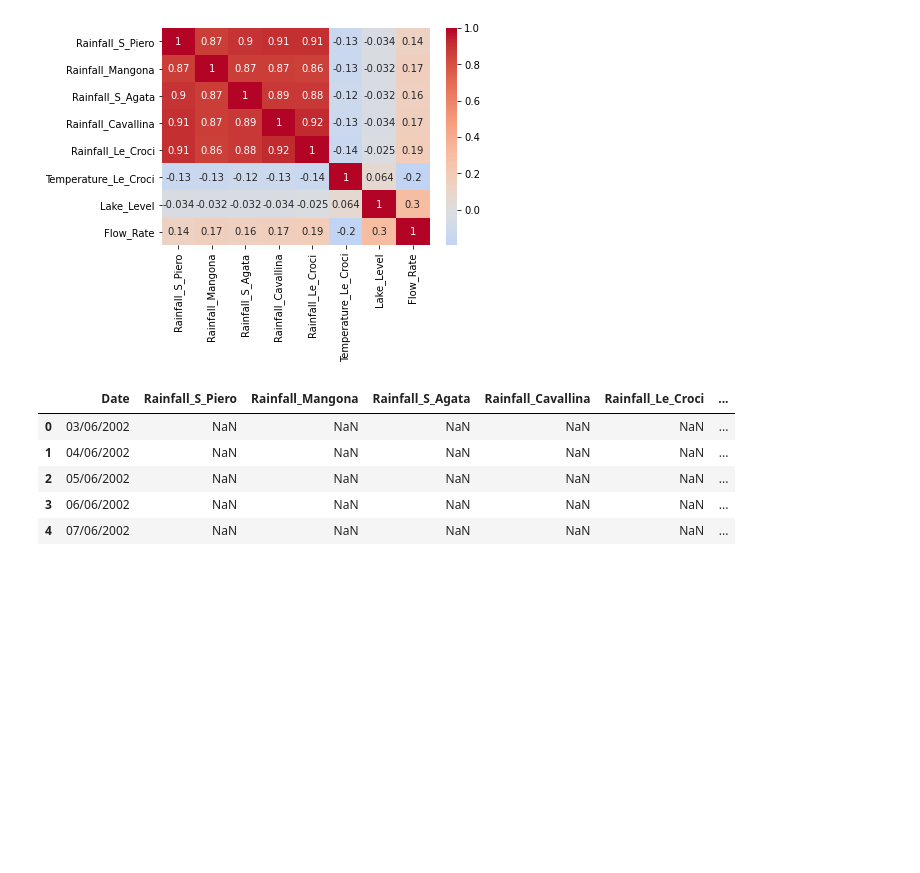
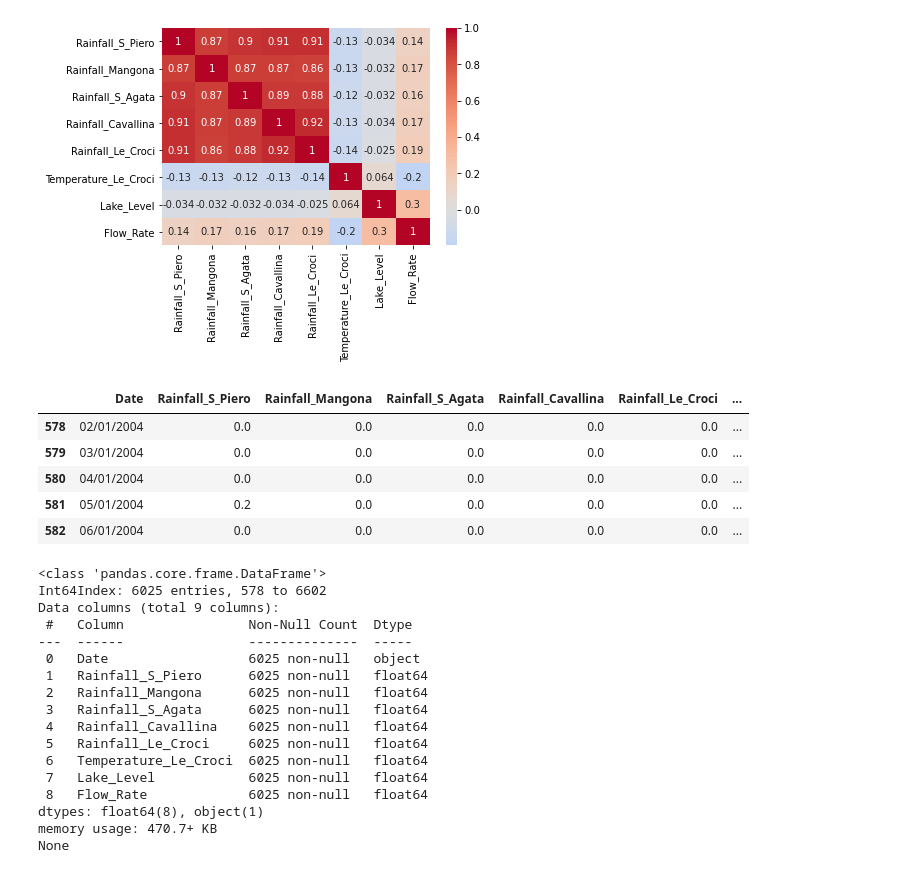
Before and after one commit to mike-ze/machine_learning_codes, a Jupyter notebook: Waterbody Feature Prediction/Acea Water Analytics.ipynb, the cells around one changed output. Cells and saved outputs as stored; diff of their text form; code cells hidden in the pictures; blank space fills up the shorter version.

```diff
--- a/Waterbody Feature Prediction/Acea Water Analytics.ipynb
+++ b/Waterbody Feature Prediction/Acea Water Analytics.ipynb
@@ -57,13 +56,32 @@ sns.heatmap(data_LB.corr(), annot = True, cmap='coolwarm', center=0)
 plt.show()
 # %% [output]
 [figure]
-# %%
-data_lb = data_LB.assign(day=range(data_LB.shape[0]))
-display(data_lb.head())
-# %% [output]
-|  | Date | Rainfall_S_Piero | Rainfall_Mangona | Rainfall_S_Agata | Rainfall_Cavallina | Rainfall_Le_Croci | ... |
-| 0 | 03/06/2002 | NaN | NaN | NaN | NaN | NaN | ... |
-| 1 | 04/06/2002 | NaN | NaN | NaN | NaN | NaN | ... |
-| 2 | 05/06/2002 | NaN | NaN | NaN | NaN | NaN | ... |
-| 3 | 06/06/2002 | NaN | NaN | NaN | NaN | NaN | ... |
-| 4 | 07/06/2002 | NaN | NaN | NaN | NaN | NaN | ... |
+# %%
+# Drop rows with NaN value
+data_lb.dropna(inplace=True)
+display(data_lb.head())
+print(data_lb.info())
+# %% [output]
+|  | Date | Rainfall_S_Piero | Rainfall_Mangona | Rainfall_S_Agata | Rainfall_Cavallina | Rainfall_Le_Croci | ... |
+| 578 | 02/01/2004 | 0.0 | 0.0 | 0.0 | 0.0 | 0.0 | ... |
+| 579 | 03/01/2004 | 0.0 | 0.0 | 0.0 | 0.0 | 0.0 | ... |
+| 580 | 04/01/2004 | 0.0 | 0.0 | 0.0 | 0.0 | 0.0 | ... |
+| 581 | 05/01/2004 | 0.2 | 0.0 | 0.0 | 0.0 | 0.0 | ... |
+| 582 | 06/01/2004 | 0.0 | 0.0 | 0.0 | 0.0 | 0.0 | ... |
+<class 'pandas.core.frame.DataFrame'>
+Int64Index: 6025 entries, 578 to 6602
+Data columns (total 9 columns):
+ #   Column                Non-Null Count  Dtype
+---  ------                --------------  -----
+ 0   Date                  6025 non-null   object
+ 1   Rainfall_S_Piero      6025 non-null   float64
+ 2   Rainfall_Mangona      6025 non-null   float64
+ 3   Rainfall_S_Agata      6025 non-null   float64
+ 4   Rainfall_Cavallina    6025 non-null   float64
+ 5   Rainfall_Le_Croci     6025 non-null   float64
+ 6   Temperature_Le_Croci  6025 non-null   float64
+ 7   Lake_Level            6025 non-null   float64
+ 8   Flow_Rate             6025 non-null   float64
+dtypes: float64(8), object(1)
+memory usage: 470.7+ KB
+None
```
Also changed, not shown: parts of 11 cells of this notebook.
